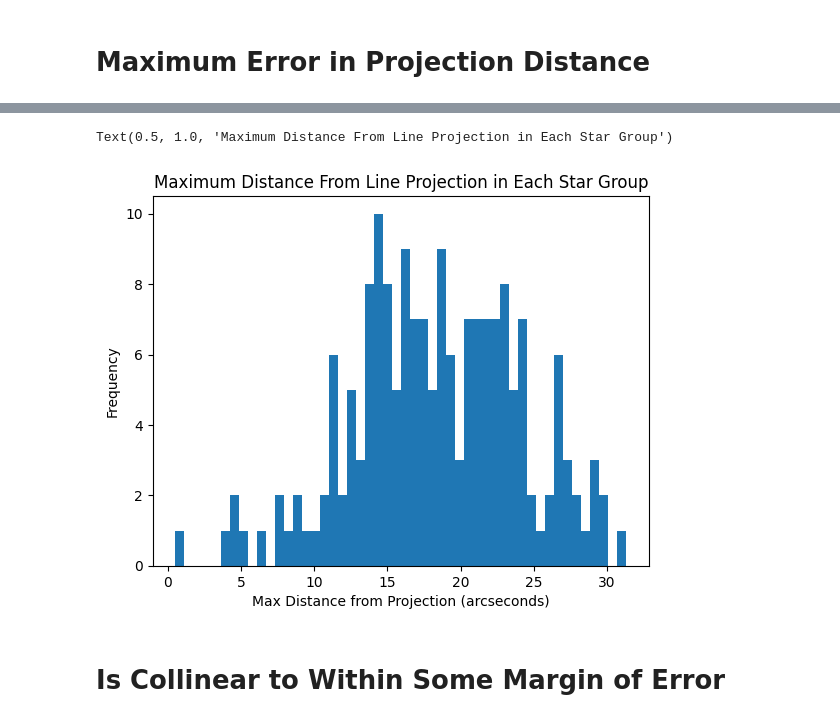
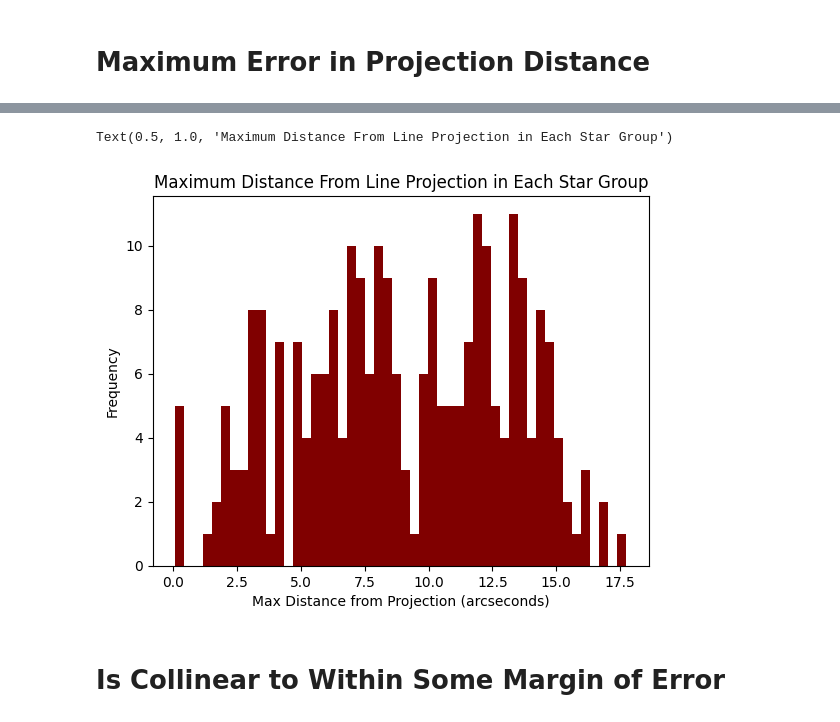
Before and after one commit to JoaoDPassos/brown-dwarf-search, a Jupyter notebook: xmatch_dask.ipynb, the cells around one changed output, grey strips where cells are left out. Drawn from its saved outputs; the diff is of its cells as text; code cells hidden in the pictures.

Commit message:
increased efficiency and resolved index dillema

```diff
--- a/xmatch_dask.ipynb
+++ b/xmatch_dask.ipynb
@@ -40,16 +40,11 @@ xmatch_ddf = xmatch_ddf.join(neighbors, on='_hipscat_index')
 #may need .assign if .join shuffles, shuffling is computationally expensive
 xmatch_large_groups = xmatch_ddf.query('neighbors >= 3')
 # %%
-def distance_to_line(PQ, line_vector):
+def distance_to_line(line_vector, PQ):
     return np.abs(np.cross(PQ, line_vector)) / np.linalg.norm(line_vector)
 
-def projection_distance(line_vector, x, y):
-    PQ = np.array([x, y])
-    distance = distance_to_line(PQ, line_vector)
-    return distance
-
-def within_collinear_error(line_vector, x, y, error):
-    return (projection_distance(line_vector, x, y) <= error)
+def within_collinear_error(line_vector, PQ, error):
+    return (distance_to_line(line_vector, PQ) <= error)
 
 columns_to_keep = (
         [col for col in xmatch_large_groups.columns if col.endswith('_1')]
@@ -98,11 +82,12 @@ def max_proj_error(group, group_id):
 # %%
 meta = make_meta(xmatch_large_groups[columns_to_keep])
-meta['_max_proj_error'] = 0.0
-meta['group_id'] = 0.0
-star_groups = xmatch_large_groups.groupby('_hipscat_index').apply(add_group_id, meta=meta)
+meta['max_proj_distance'] = 0.0
+star_groups = xmatch_large_groups.groupby('_hipscat_index').apply(max_proj_error, meta=meta)
 # %%
 with Client():
     df_1 = star_groups.compute()
 
+df_1 = df_1.reset_index(drop=True, level=0)
+df_1 = df_1.drop_duplicates()
 df_1
 # %% [output]
@@ -123,16 +108,11 @@ df_1
 # %%
-df_1.reset_index(drop=True,inplace=True)
-#for some reason this is not working
-df_1.drop_duplicates(inplace=True)
-
-
-plt.hist(df_1.drop_duplicates(subset=['group_id'])['_max_proj_error'], bins=50)
+plt.hist(df_1['max_proj_distance'], bins = 50, color='maroon')
 plt.xlabel('Max Distance from Projection (arcseconds)')
 plt.ylabel('Frequency')
 plt.title('Maximum Distance From Line Projection in Each Star Group')
 # %% [output]
 Text(0.5, 1.0, 'Maximum Distance From Line Projection in Each Star Group')
-[figure, old version]
+[figure, new version]
 # %% [markdown]
 # Is Collinear to Within Some Margin of Error
 # %%
```
Also changed, not shown: parts of 10 cells of this notebook.
